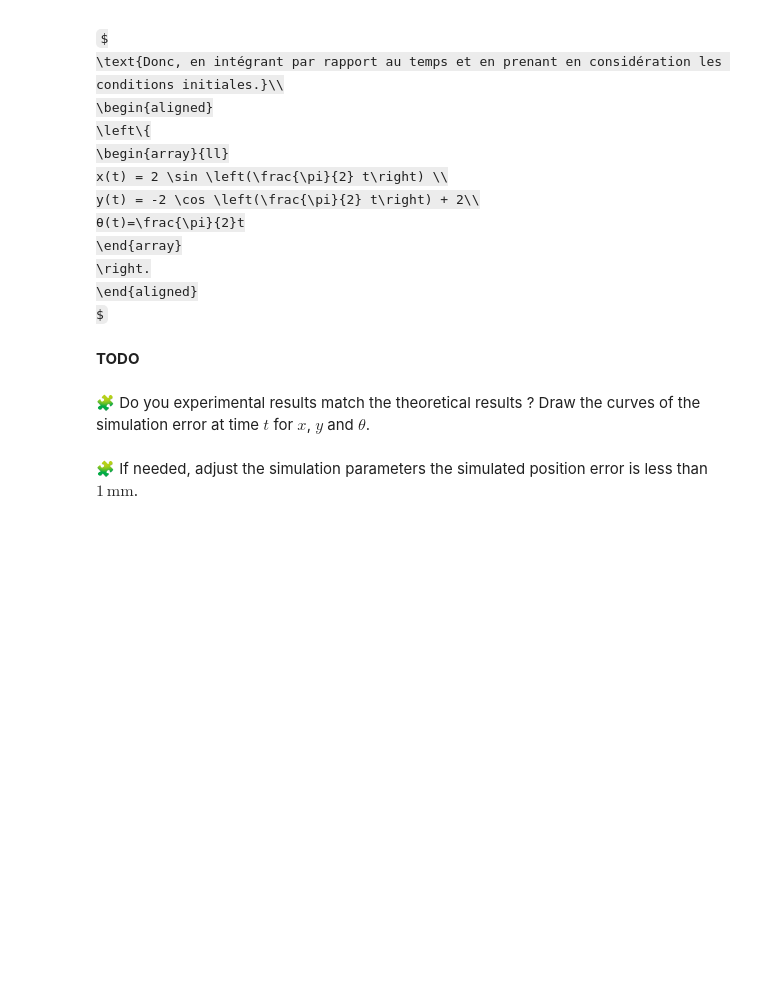
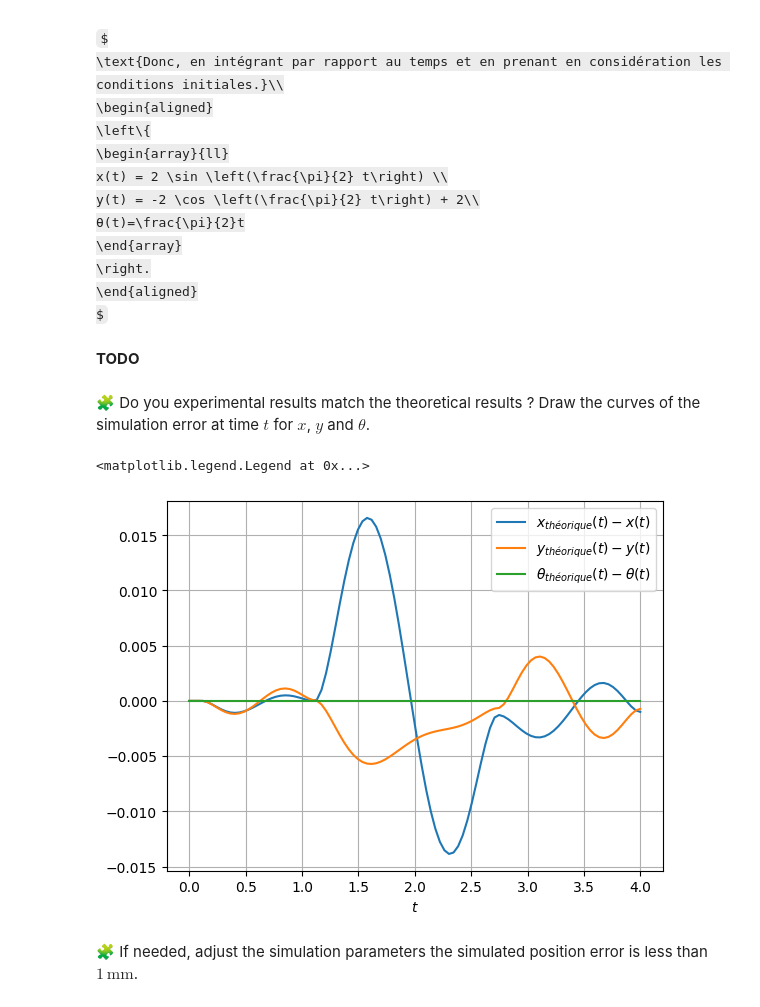
Before and after one commit to Nouamane77/control-engineering-with-python-project-2023-2024, a Jupyter notebook: Project-part-1.ipynb, the cells around one changed output. Cells and saved outputs as stored; diff of their text form; code cells hidden in the pictures; some formulas as TeX source; blank space fills up the shorter version.

Commit message:
error plot

```diff
--- a/Project-part-1.ipynb
+++ b/Project-part-1.ipynb
@@ -379,2 +377,15 @@ pass
+# %%
+def theoretical_results(t):
+  return (2 * sin((pi/2)*t)),(-2*cos((pi/2)*t) + 2),((pi/2)*t)
+th_x, th_y, th_theta = theoretical_results(t)
+figure()
+plot(t, th_x - sol(t)[0], "-", label="$x_{théorique}(t) - x(t)$")
+plot(t, th_y - sol(t)[1], "-", label="$y_{théorique}(t) - y(t)$")
+plot(t, th_theta - sol(t)[2], "-", label="$θ_{théorique}(t) - θ(t)$")
+
+xlabel("$t$"); grid(); legend()
+# %% [output]
+<matplotlib.legend.Legend at 0x...>
+[figure, added]
 # %% [markdown]
 🧩 If needed, adjust the simulation parameters the simulated position error is less than $1\, \mathrm{ mm}$.
```
Also changed, not shown: parts of 2 cells of this notebook.
